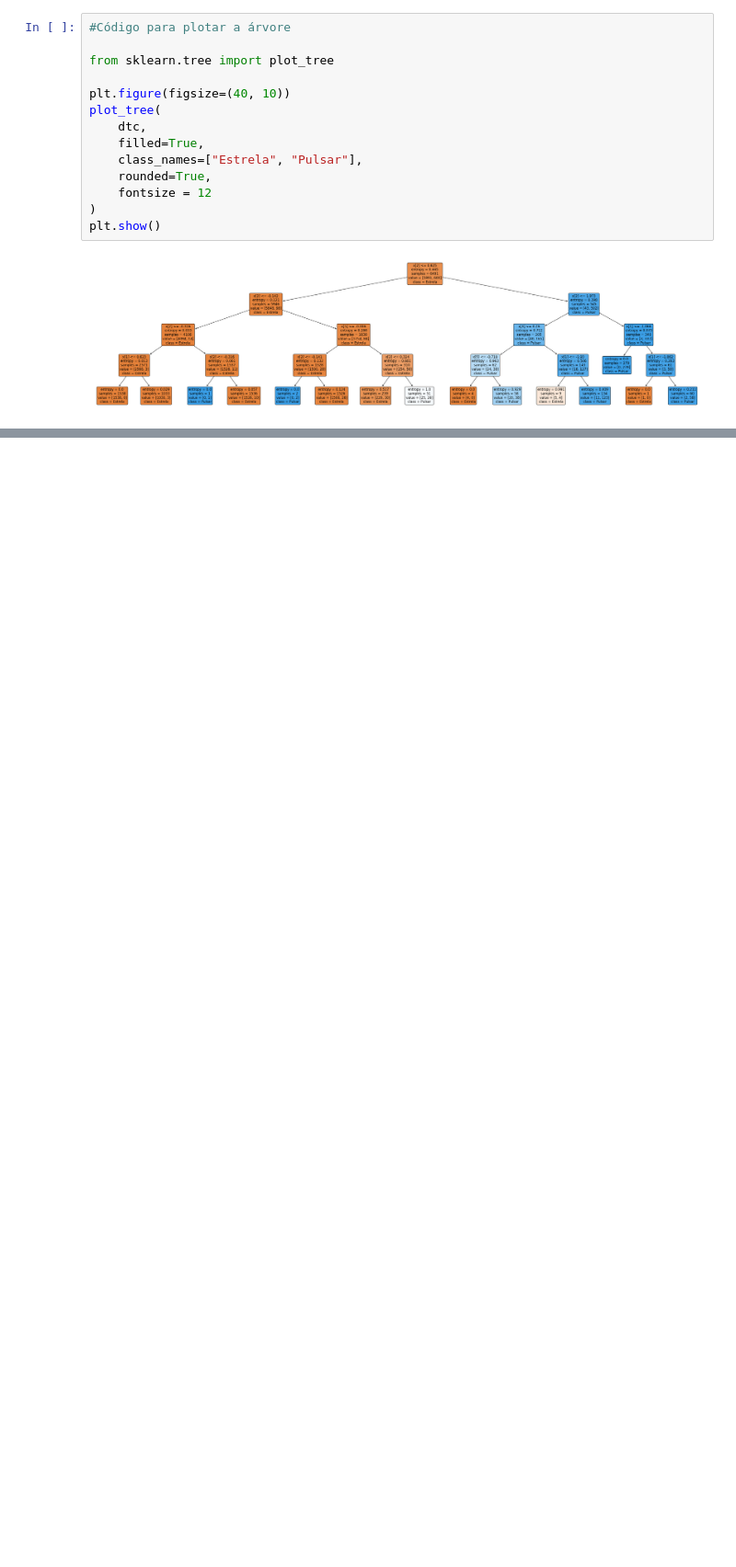
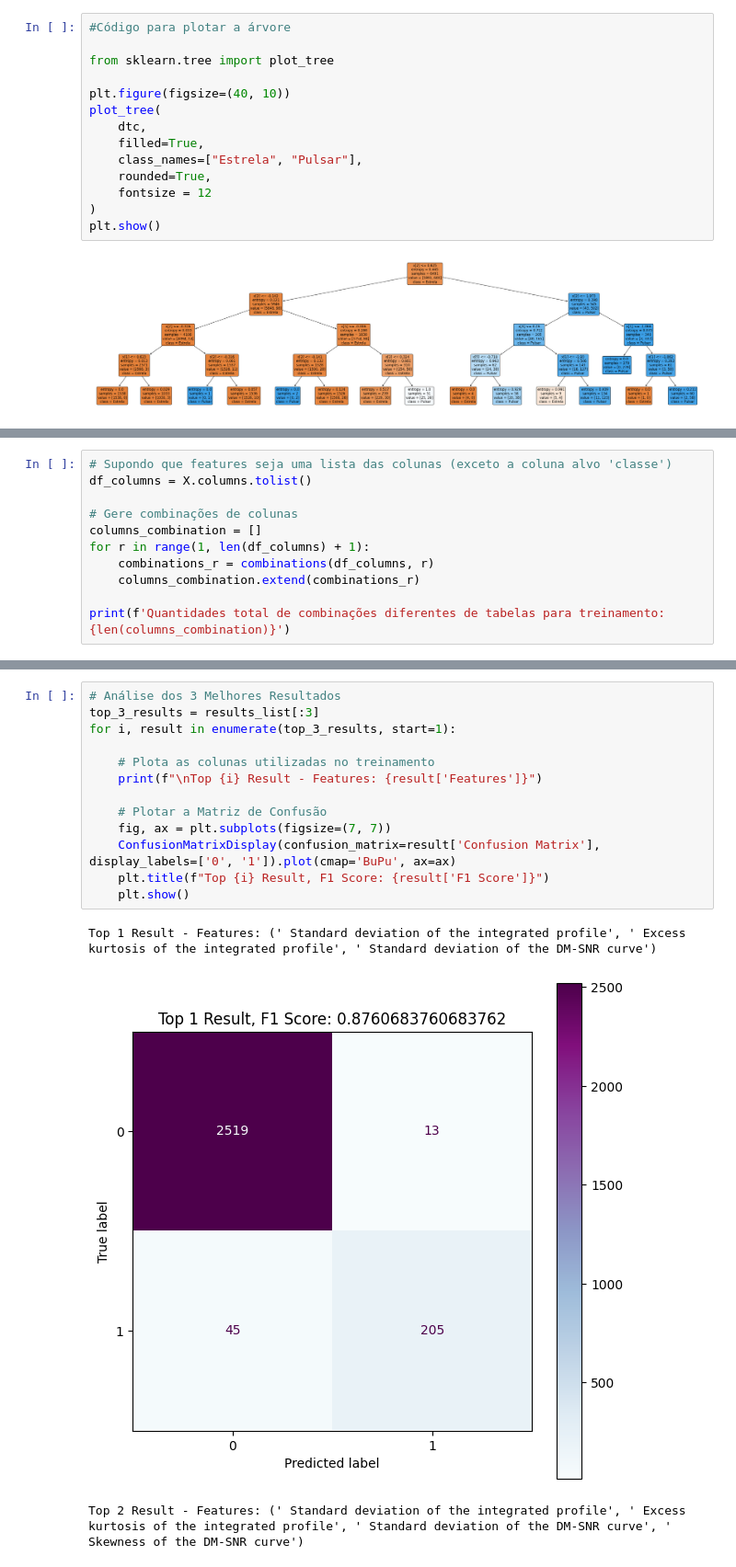
Before and after one commit to rubity/tratamentoDados, a Jupyter notebook: Módulo 3/PulsarDetect.ipynb, the cells around one changed output, grey strips where cells are left out. Shown: that part at 92% size. Saved outputs shown, nothing was run; the diff lists cells and outputs as text; blank space fills up the shorter version.

Commit message:
Correção de algumas nomeclaturas, Remoção de bibliotecas desnecessárias e adição do código para identificação de features mais relevantes

```diff
--- a/Módulo 3/PulsarDetect.ipynb
+++ b/Módulo 3/PulsarDetect.ipynb
@@ -292,0 +294,11 @@ plt.show()
+# %%
+# Supondo que features seja uma lista das colunas (exceto a coluna alvo 'classe')
+df_columns = X.columns.tolist()
+
+# Gere combinações de colunas
+columns_combination = []
+for r in range(1, len(df_columns) + 1):
+    combinations_r = combinations(df_columns, r)
+    columns_combination.extend(combinations_r)
+
+print(f'Quantidades total de combinações diferentes de tabelas para treinamento: {len(columns_combination)}')
@@ -292,0 +345,17 @@ plt.show()
+# %%
+# Análise dos 3 Melhores Resultados
+top_3_results = results_list[:3]
+for i, result in enumerate(top_3_results, start=1):
+
+    # Plota as colunas utilizadas no treinamento
+    print(f"\nTop {i} Result - Features: {result['Features']}")
+
+    # Plotar a Matriz de Confusão
+    fig, ax = plt.subplots(figsize=(7, 7))
+    ConfusionMatrixDisplay(confusion_matrix=result['Confusion Matrix'], display_labels=['0', '1']).plot(cmap='BuPu', ax=ax)
+    plt.title(f"Top {i} Result, F1 Score: {result['F1 Score']}")
+    plt.show()
+# %% [output]
+Top 1 Result - Features: (' Standard deviation of the integrated profile', ' Excess kurtosis of the integrated profile', ' Standard deviation of the DM-SNR curve')
+[figure, added]
+Top 2 Result - Features: (' Standard deviation of the integrated profile', ' Excess kurtosis of the integrated profile', ' Standard deviation of the DM-SNR curve', ' Skewness of the DM-SNR curve')
```
Also changed, not shown: parts of 24 cells of this notebook, 1 other file.
